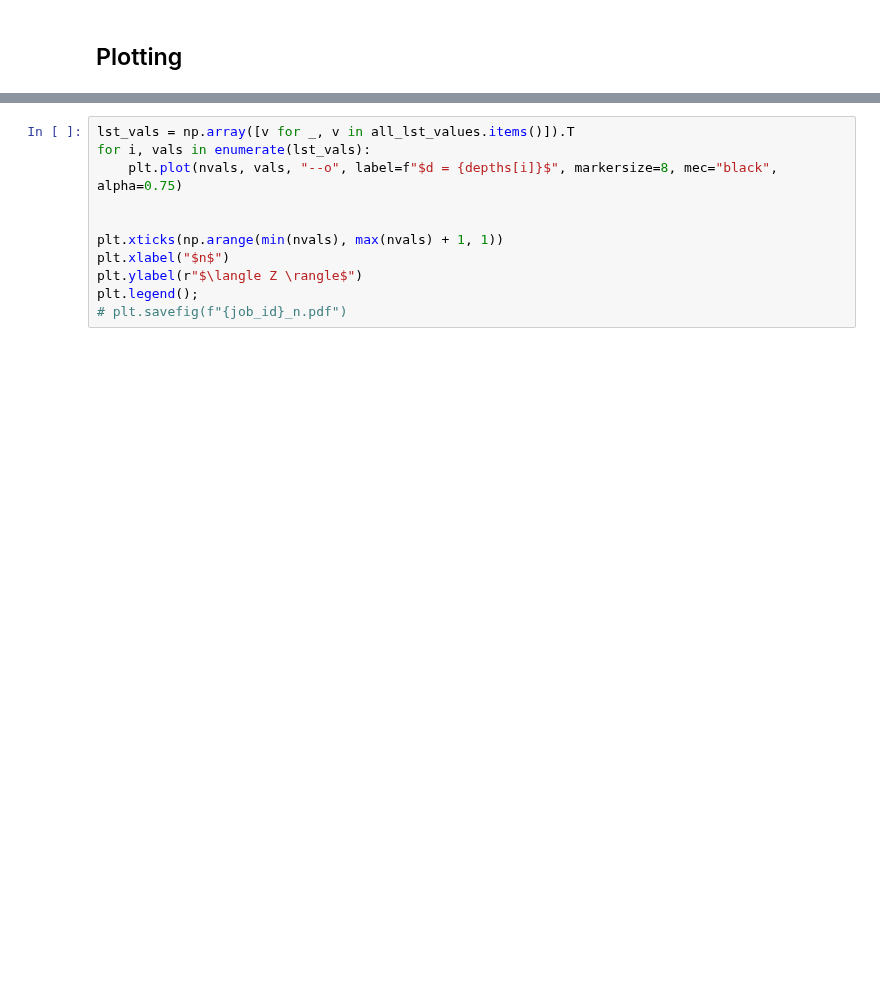
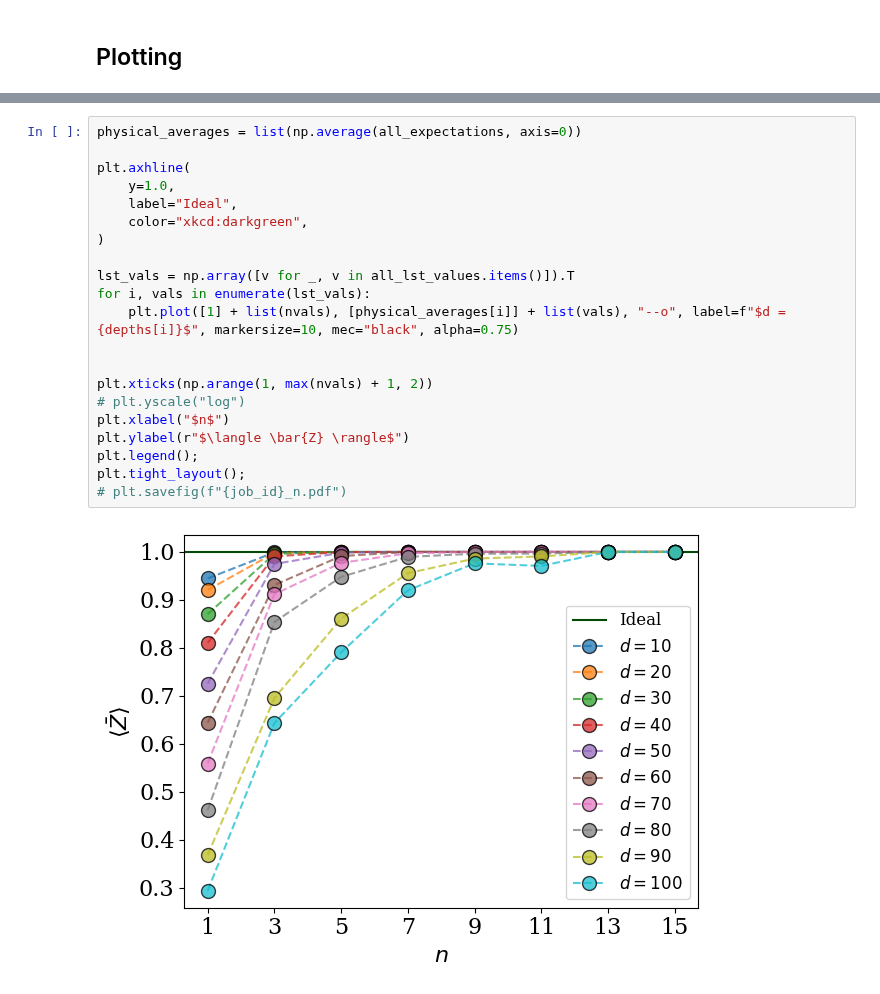
Before and after one commit to rmlarose/encoded, a Jupyter notebook: data/repetition/memory/plot.ipynb, the cells around one changed output, grey strips where cells are left out. Saved outputs shown, nothing was run; the diff lists cells and outputs as text; blank space fills up the shorter version.

```diff
--- a/data/repetition/memory/plot.ipynb
+++ b/data/repetition/memory/plot.ipynb
@@ -177,11 +216,23 @@ plt.legend();
 # %%
+physical_averages = list(np.average(all_expectations, axis=0))
+
+plt.axhline(
+    y=1.0,
+    label="Ideal",
+    color="xkcd:darkgreen",
+)
+
 lst_vals = np.array([v for _, v in all_lst_values.items()]).T
 for i, vals in enumerate(lst_vals):
-    plt.plot(nvals, vals, "--o", label=f"$d = {depths[i]}$", markersize=8, mec="black", alpha=0.75)
+    plt.plot([1] + list(nvals), [physical_averages[i]] + list(vals), "--o", label=f"$d = {depths[i]}$", markersize=10, mec="black", alpha=0.75)
 
 
-plt.xticks(np.arange(min(nvals), max(nvals) + 1, 1))
+plt.xticks(np.arange(1, max(nvals) + 1, 2))
+# plt.yscale("log")
 plt.xlabel("$n$")
-plt.ylabel(r"$\langle Z \rangle$")
+plt.ylabel(r"$\langle \bar{Z} \rangle$")
 plt.legend();
+plt.tight_layout();
 # plt.savefig(f"{job_id}_n.pdf")
+# %% [output]
+[figure, added]
```
Also changed, not shown: parts of 6 cells of this notebook.
